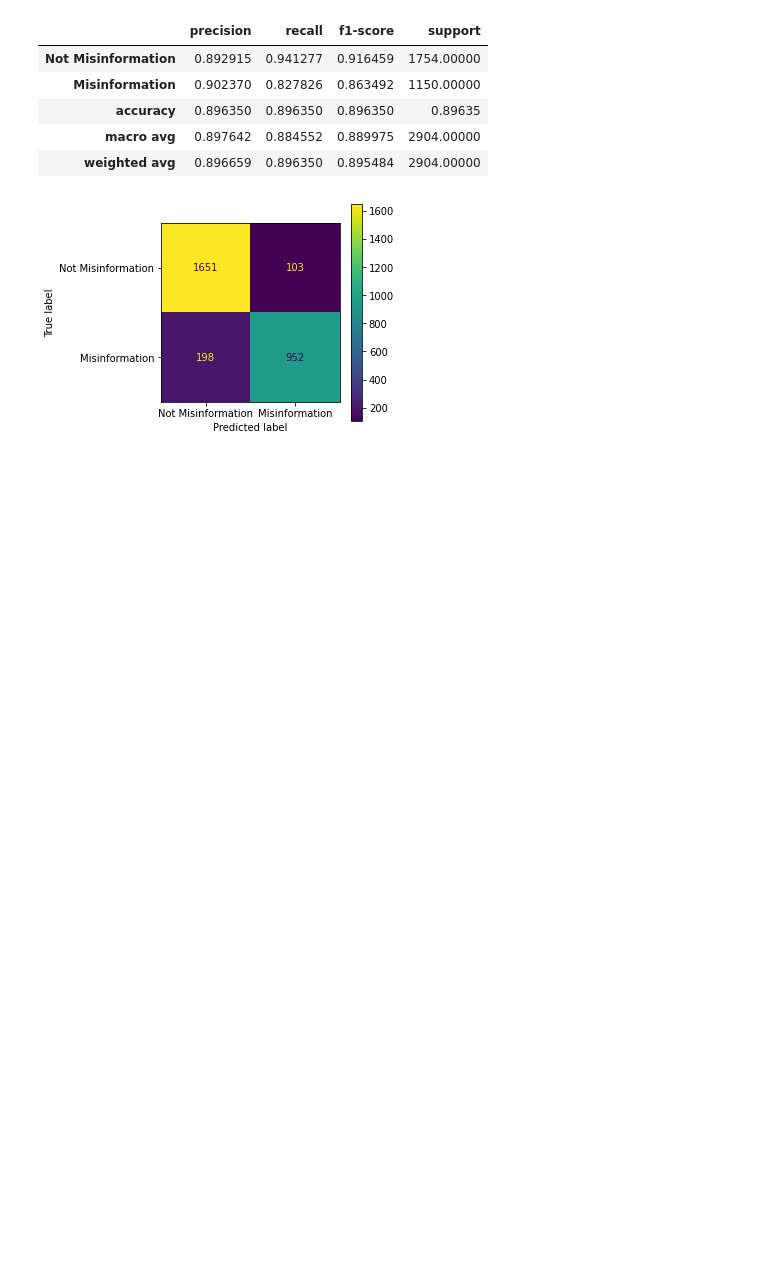
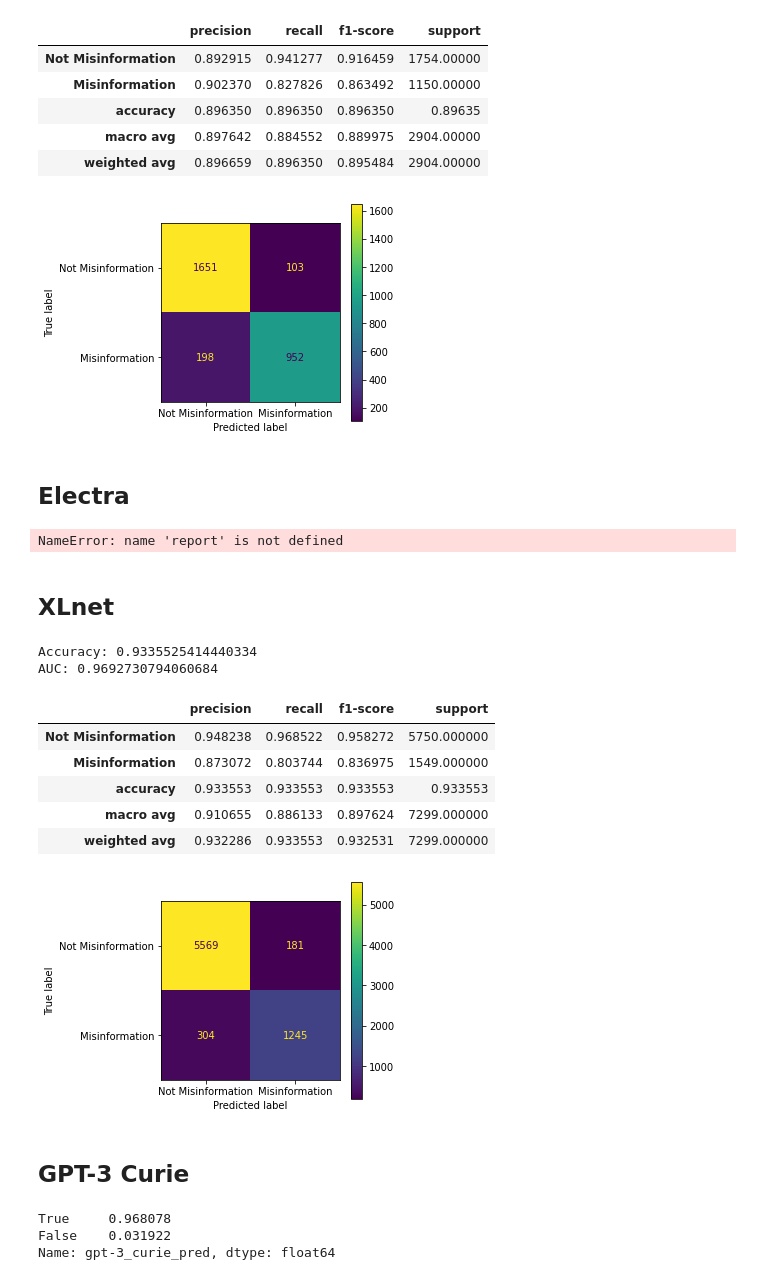
Before and after one commit to crarojasca/MDFI_misinformation, a Jupyter notebook: model_comparative.ipynb, the cells around one changed output. Drawn from its saved outputs; the diff is of its cells as text; code cells hidden in the pictures; blank space fills up the shorter version.

```diff
--- a/model_comparative.ipynb
+++ b/model_comparative.ipynb
@@ -141,3 +229,34 @@ AUC: 0.9585196569332208
 | macro avg | 0.897642 | 0.884552 | 0.889975 | 2904.00000 |
 | weighted avg | 0.896659 | 0.896350 | 0.895484 | 2904.00000 |
 [figure]
+# %% [markdown]
+## Electra
+# %%
+scores = test['electra_proba'].apply(lambda x: sum(x[1:]))
+report(test.labels, test['electra_pred'], scores, target_names)
+# %% [output]
+NameError: name 'report' is not defined
+# %% [markdown]
+## XLnet
+# %%
+scores = test['xlnet_proba'].apply(lambda x: sum(x[1:]))
+report(test.labels, test['xlnet_pred'], scores, target_names)
+# %% [output]
+Accuracy: 0.9335525414440334
+AUC: 0.9692730794060684
+|  | precision | recall | f1-score | support |
+| Not Misinformation | 0.948238 | 0.968522 | 0.958272 | 5750.000000 |
+| Misinformation | 0.873072 | 0.803744 | 0.836975 | 1549.000000 |
+| accuracy | 0.933553 | 0.933553 | 0.933553 | 0.933553 |
+| macro avg | 0.910655 | 0.886133 | 0.897624 | 7299.000000 |
+| weighted avg | 0.932286 | 0.933553 | 0.932531 | 7299.000000 |
+[figure, added]
+# %% [markdown]
+## GPT-3 Curie
+# %%
+filter_ = test['gpt-3_curie_pred'].isin(['0', '1'])
+filter_.value_counts(normalize=True)
+# %% [output]
+True     0.968078
+False    0.031922
+Name: gpt-3_curie_pred, dtype: float64
```
Also changed, not shown: parts of 10 cells of this notebook, 2 other files.
